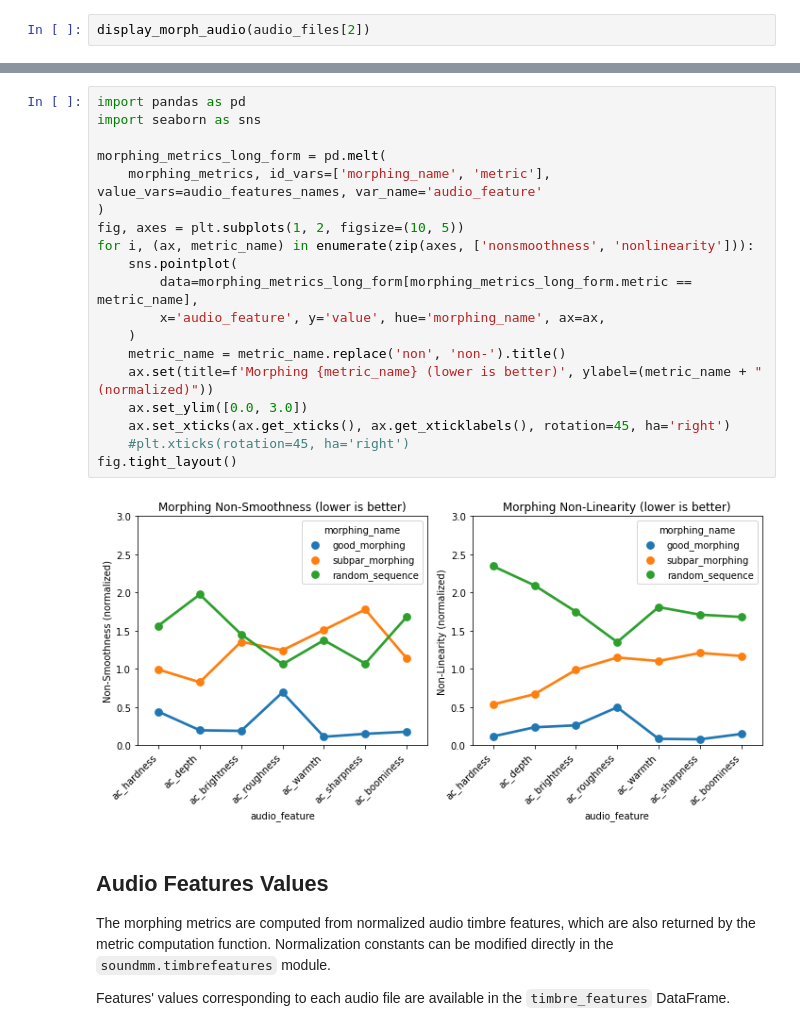
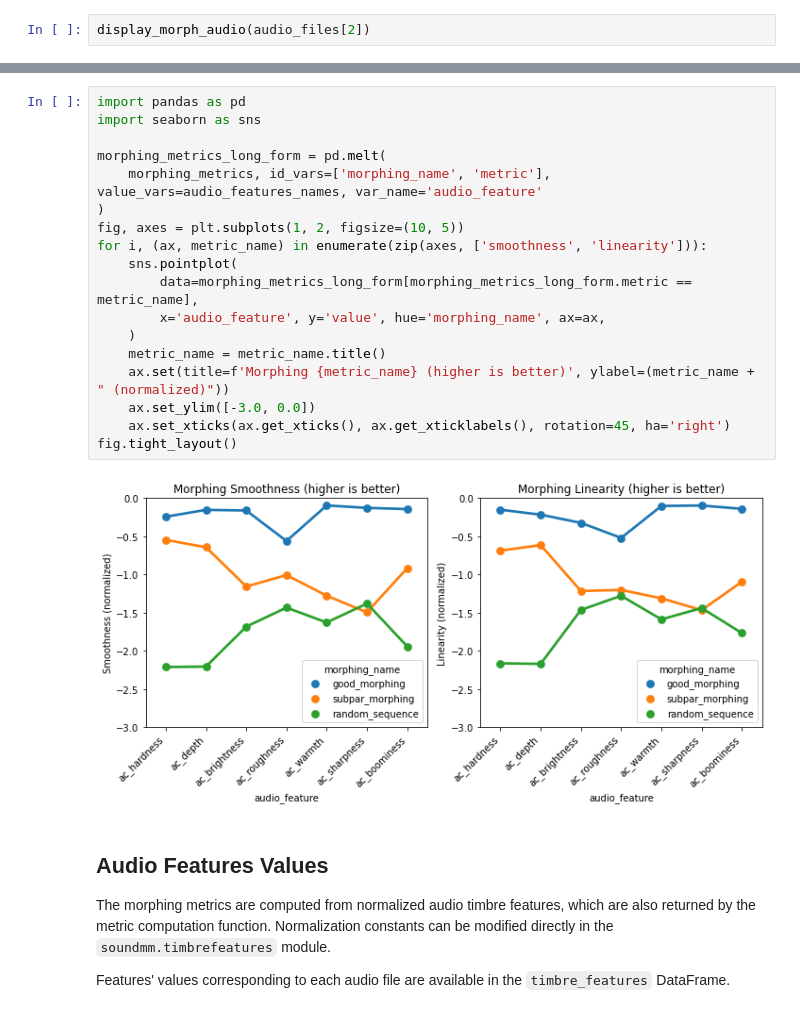
Before and after one commit to gwendal-lv/sound-morphing-metrics, a Jupyter notebook: examples/soundmm_demo.ipynb, the cells around one changed output, grey strips where cells are left out. Saved outputs shown, nothing was run; the diff lists cells and outputs as text.

```diff
--- a/examples/soundmm_demo.ipynb
+++ b/examples/soundmm_demo.ipynb
@@ -137,24 +139,23 @@ morphing_metrics
 # %%
 import pandas as pd
 import seaborn as sns
 
 morphing_metrics_long_form = pd.melt(
     morphing_metrics, id_vars=['morphing_name', 'metric'], value_vars=audio_features_names, var_name='audio_feature'
 )
 fig, axes = plt.subplots(1, 2, figsize=(10, 5))
-for i, (ax, metric_name) in enumerate(zip(axes, ['nonsmoothness', 'nonlinearity'])):
+for i, (ax, metric_name) in enumerate(zip(axes, ['smoothness', 'linearity'])):
     sns.pointplot(
         data=morphing_metrics_long_form[morphing_metrics_long_form.metric == metric_name],
         x='audio_feature', y='value', hue='morphing_name', ax=ax,
     )
-    metric_name = metric_name.replace('non', 'non-').title()
-    ax.set(title=f'Morphing {metric_name} (lower is better)', ylabel=(metric_name + " (normalized)"))
-    ax.set_ylim([0.0, 3.0])
+    metric_name = metric_name.title()
+    ax.set(title=f'Morphing {metric_name} (higher is better)', ylabel=(metric_name + " (normalized)"))
+    ax.set_ylim([-3.0, 0.0])
     ax.set_xticks(ax.get_xticks(), ax.get_xticklabels(), rotation=45, ha='right')
-    #plt.xticks(rotation=45, ha='right')
 fig.tight_layout()
 # %% [output]
-[figure, old version]
+[figure, new version]
 # %% [markdown]
 ## Audio Features Values
 
```
Also changed, not shown: parts of 12 cells of this notebook, 5 other files.
